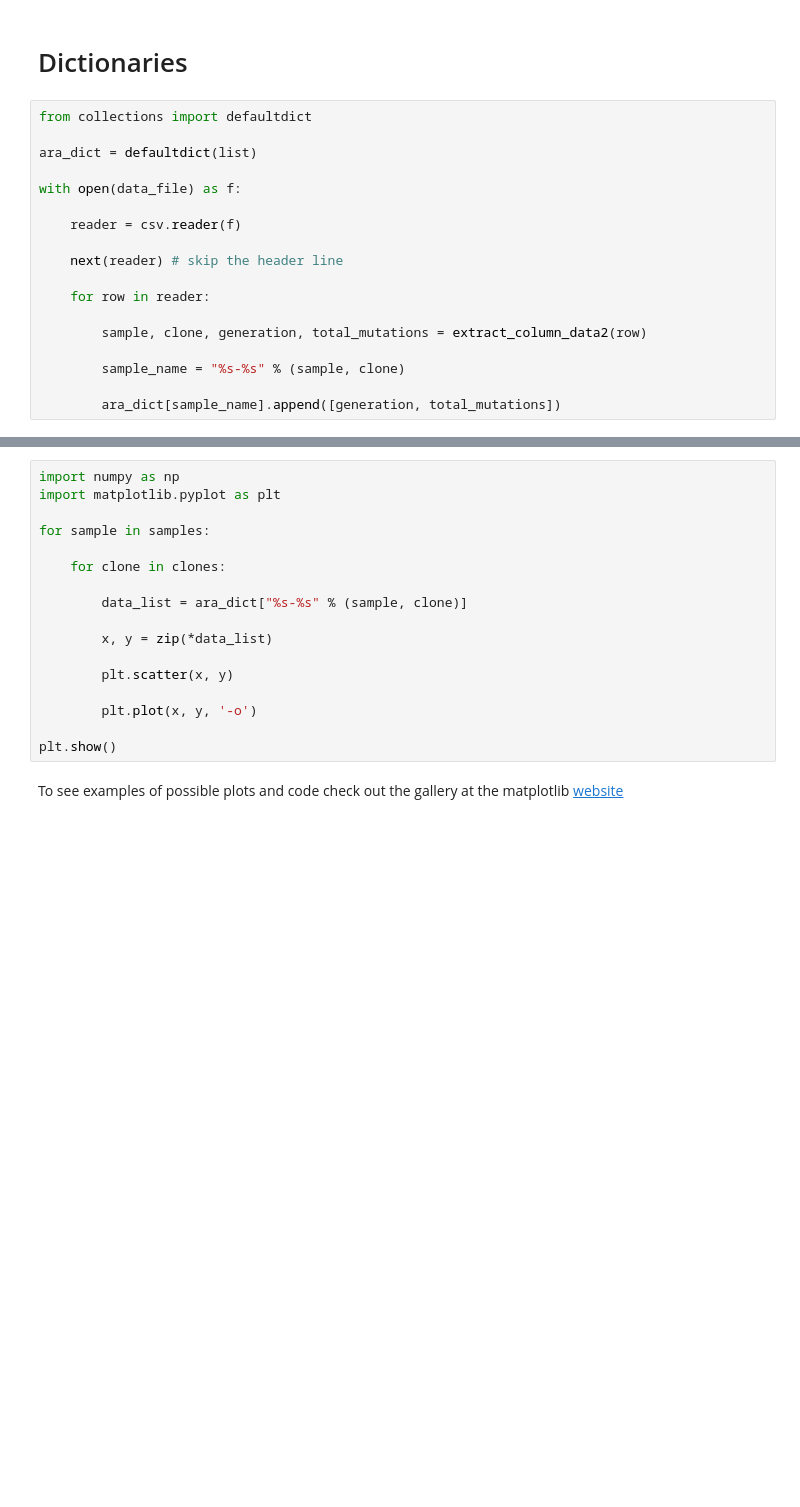
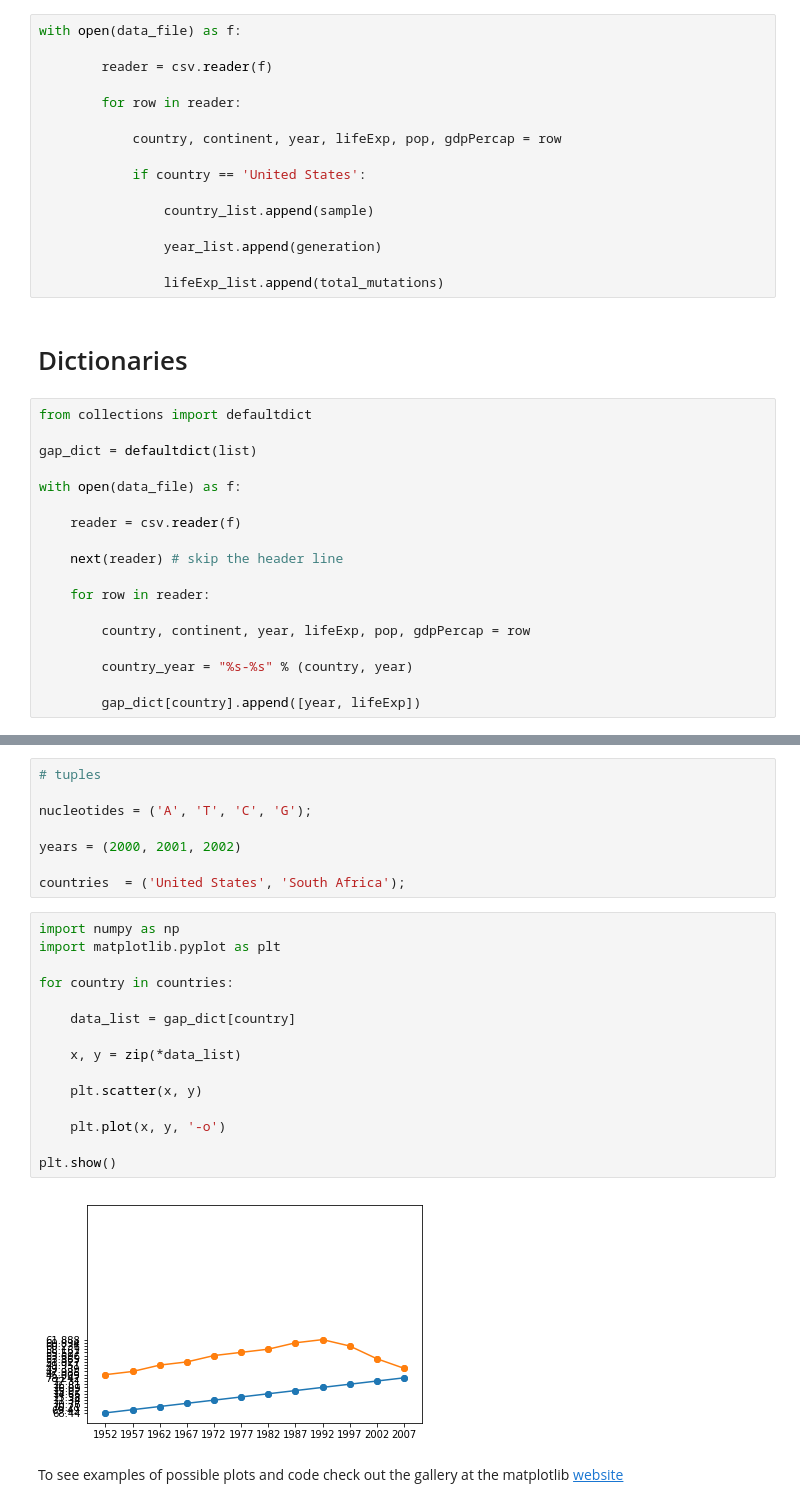
Before and after one commit to burkesquires/python_biologist, a Jupyter notebook: 04_python_programming/02-Intro to Python Programming.ipynb, the cells around one changed output, grey strips where cells are left out. Cells and saved outputs as stored; diff of their text form; blank space fills up the shorter version.

Commit message:
corrected old data code

```diff
--- a/04_python_programming/02-Intro to Python Programming.ipynb
+++ b/04_python_programming/02-Intro to Python Programming.ipynb
@@ -575,12 +390,28 @@ Remember what the code looked like before:
             year_list.append(generation)
 
             lifeExp_list.append(total_mutations)
+# %%
+with open(data_file) as f:
+
+        reader = csv.reader(f)
+
+        for row in reader:
+
+            country, continent, year, lifeExp, pop, gdpPercap = row
+
+            if country == 'United States':
+
+                country_list.append(sample)
+
+                year_list.append(generation)
+
+                lifeExp_list.append(total_mutations)
 # %% [markdown]
 # Dictionaries
 # %%
 from collections import defaultdict
 
-ara_dict = defaultdict(list)
+gap_dict = defaultdict(list)
 
 with open(data_file) as f:
 
@@ -590,8 +421,8 @@ with open(data_file) as f:
 
     for row in reader:
 
-        sample, clone, generation, total_mutations = extract_column_data2(row)
+        country, continent, year, lifeExp, pop, gdpPercap = row
 
-        sample_name = "%s-%s" % (sample, clone)
+        country_year = "%s-%s" % (country, year)
 
-        ara_dict[sample_name].append([generation, total_mutations])
+        gap_dict[country].append([year, lifeExp])
@@ -606,20 +449,28 @@ clones = ('A', 'B');
+# %%
+# tuples
+
+nucleotides = ('A', 'T', 'C', 'G');
+
+years = (2000, 2001, 2002)
+
+countries  = ('United States', 'South Africa');
 # %%
 import numpy as np
 import matplotlib.pyplot as plt
 
-for sample in samples:
+for country in countries:
 
-    for clone in clones:
+    data_list = gap_dict[country]
 
-        data_list = ara_dict["%s-%s" % (sample, clone)]
+    x, y = zip(*data_list)
 
-        x, y = zip(*data_list)
+    plt.scatter(x, y)
 
-        plt.scatter(x, y)
-
-        plt.plot(x, y, '-o')
+    plt.plot(x, y, '-o')
 
 plt.show()
+# %% [output]
+[figure, added]
 # %% [markdown]
 To see examples of possible plots and code check out the gallery at the matplotlib [website](http://matplotlib.org/gallery.html)
 # %% [markdown]
```
Also changed, not shown: parts of 31 cells of this notebook.
